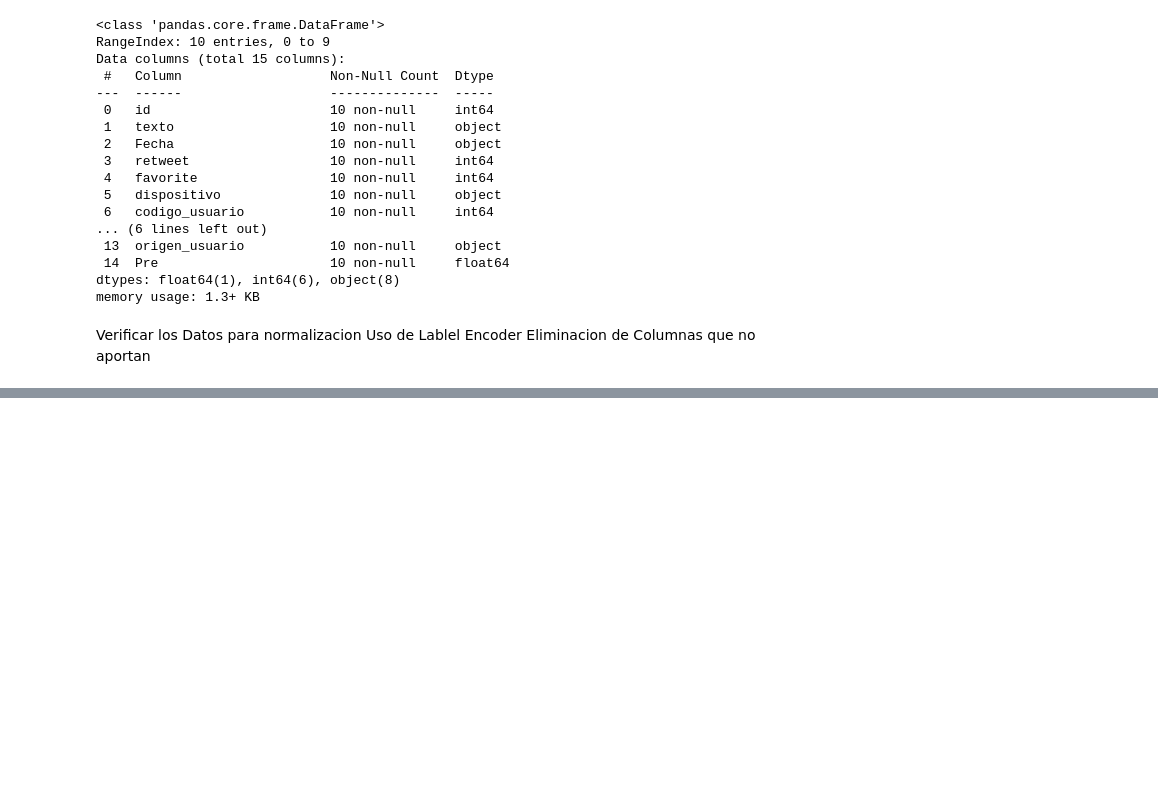
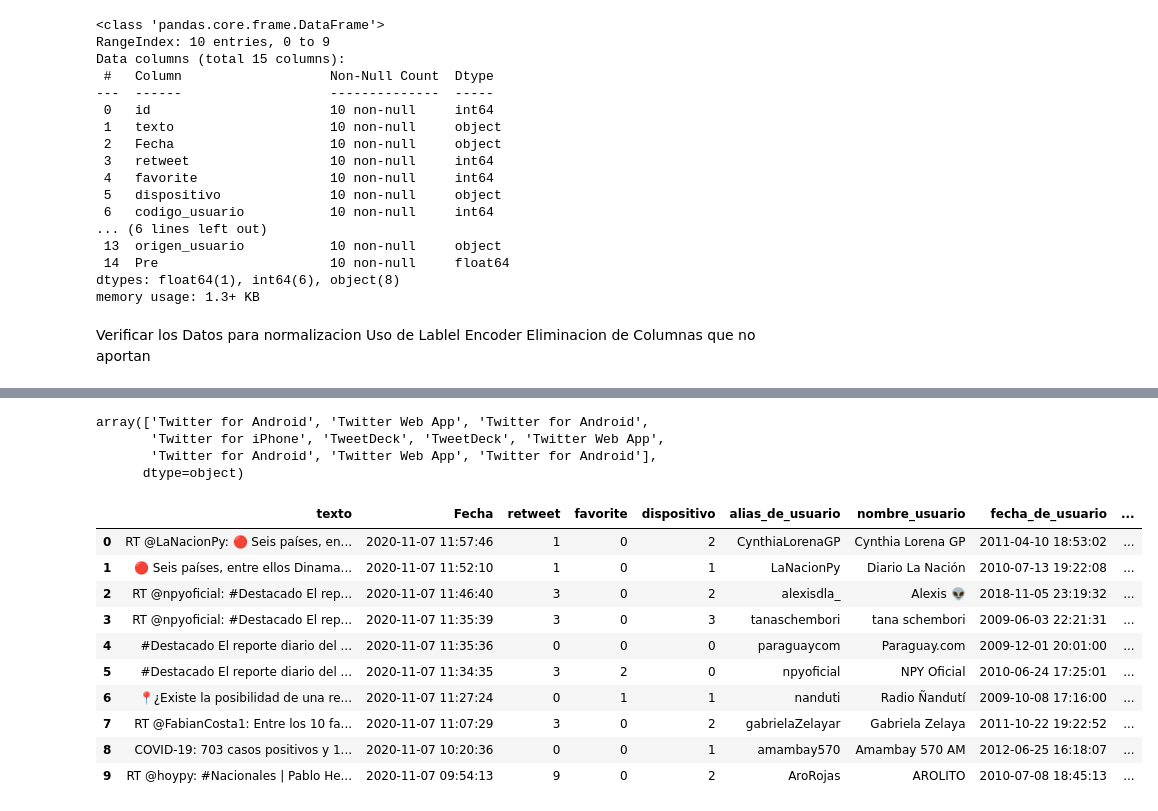
Before and after one commit to andresvillamayor/BigData-Pro, a Jupyter notebook: BigData_Pro.ipynb, the cells around one changed output, grey strips where cells are left out. Drawn from its saved outputs; the diff is of its cells as text; code cells hidden in the pictures; blank space fills up the shorter version.

```diff
--- a/BigData_Pro.ipynb
+++ b/BigData_Pro.ipynb
@@ -171,11 +171,16 @@ data.head()
 | 3 | RT @npyoficial: #Destacado El rep... | 2020-11-07 11:35:39 | 3 | 0 | Twitter for iPhone | tanaschembori | tana schembori | 2009-06-03 22:21:31 | ... |
 | 4 | #Destacado El reporte diario del ... | 2020-11-07 11:35:36 | 0 | 0 | TweetDeck | paraguaycom | Paraguay.com | 2009-12-01 20:01:00 | ... |
 # %%
-#Uso de Leable Encoder
+#Uso de Lablel Encoder
 #importamos libreria
 from sklearn import preprocessing
 
 #codificacion
 #dispositivo
 leDispositivo  = preprocessing.LabelEncoder()
-data['dispositivo'] = leDispositivo.fit_transformer(data['dispositivo'])
+data['dispositivo'] = leDispositivo.fit_transform(data['dispositivo'])
+#origen usuario
+leOrigen_usuario  = preprocessing.LabelEncoder()
+data['origen_usuario'] = leOrigen_usuario.fit_transform(data['origen_usuario'])
+
+data.head()
@@ -181,0 +194,40 @@ data['dispositivo'] = leDispositivo.fit_transformer(data['dispositivo'])
+# %%
+# verificar la inversa del Label Encoder
+leDispositivo.inverse_transform(data['dispositivo'])
+# 2 Android
+# 1 Web App de Twitter
+# 3 IPhone
+# 0 TeetDeck
+# %% [output]
+array(['Twitter for Android', 'Twitter Web App', 'Twitter for Android',
+       'Twitter for iPhone', 'TweetDeck', 'TweetDeck', 'Twitter Web App',
+       'Twitter for Android', 'Twitter Web App', 'Twitter for Android'],
+      dtype=object)
+# %%
+# Colocar los valores Buenos y Malos dentro del Data Frame
+# Dependiendo del valor de Pre
+final = []
+#Valor 0 =  Sentimiento NEGATIVO
+#Valor 1 =  Sentimiento POSITIVO
+for resultado in  data['Pre']:
+  if resultado <= 0.5:
+    x = 0
+    final.append(x)
+  else:
+    x = 1
+    final.append(x)
+# %%
+data['Final'] = final
+data
+# %% [output]
+|  | texto | Fecha | retweet | favorite | dispositivo | alias_de_usuario | nombre_usuario | fecha_de_usuario | ... |
+| 0 | RT @LaNacionPy: 🔴 Seis países, en... | 2020-11-07 11:57:46 | 1 | 0 | 2 | CynthiaLorenaGP | Cynthia Lorena GP | 2011-04-10 18:53:02 | ... |
+| 1 | 🔴 Seis países, entre ellos Dinama... | 2020-11-07 11:52:10 | 1 | 0 | 1 | LaNacionPy | Diario La Nación | 2010-07-13 19:22:08 | ... |
+| 2 | RT @npyoficial: #Destacado El rep... | 2020-11-07 11:46:40 | 3 | 0 | 2 | alexisdla_ | Alexis 👽 | 2018-11-05 23:19:32 | ... |
+| 3 | RT @npyoficial: #Destacado El rep... | 2020-11-07 11:35:39 | 3 | 0 | 3 | tanaschembori | tana schembori | 2009-06-03 22:21:31 | ... |
+| 4 | #Destacado El reporte diario del ... | 2020-11-07 11:35:36 | 0 | 0 | 0 | paraguaycom | Paraguay.com | 2009-12-01 20:01:00 | ... |
+| 5 | #Destacado El reporte diario del ... | 2020-11-07 11:34:35 | 3 | 2 | 0 | npyoficial | NPY Oficial | 2010-06-24 17:25:01 | ... |
+| 6 | 📍¿Existe la posibilidad de una re... | 2020-11-07 11:27:24 | 0 | 1 | 1 | nanduti | Radio Ñandutí | 2009-10-08 17:16:00 | ... |
+| 7 | RT @FabianCosta1: Entre los 10 fa... | 2020-11-07 11:07:29 | 3 | 0 | 2 | gabrielaZelayar | Gabriela Zelaya | 2011-10-22 19:22:52 | ... |
+| 8 | COVID-19: 703 casos positivos y 1... | 2020-11-07 10:20:36 | 0 | 0 | 1 | amambay570 | Amambay 570 AM | 2012-06-25 16:18:07 | ... |
+| 9 | RT @hoypy: #Nacionales | Pablo He... | 2020-11-07 09:54:13 | 9 | 0 | 2 | AroRojas | AROLITO | 2010-07-08 18:45:13 | ... |
```
Also changed, not shown: parts of 1 cell of this notebook.
